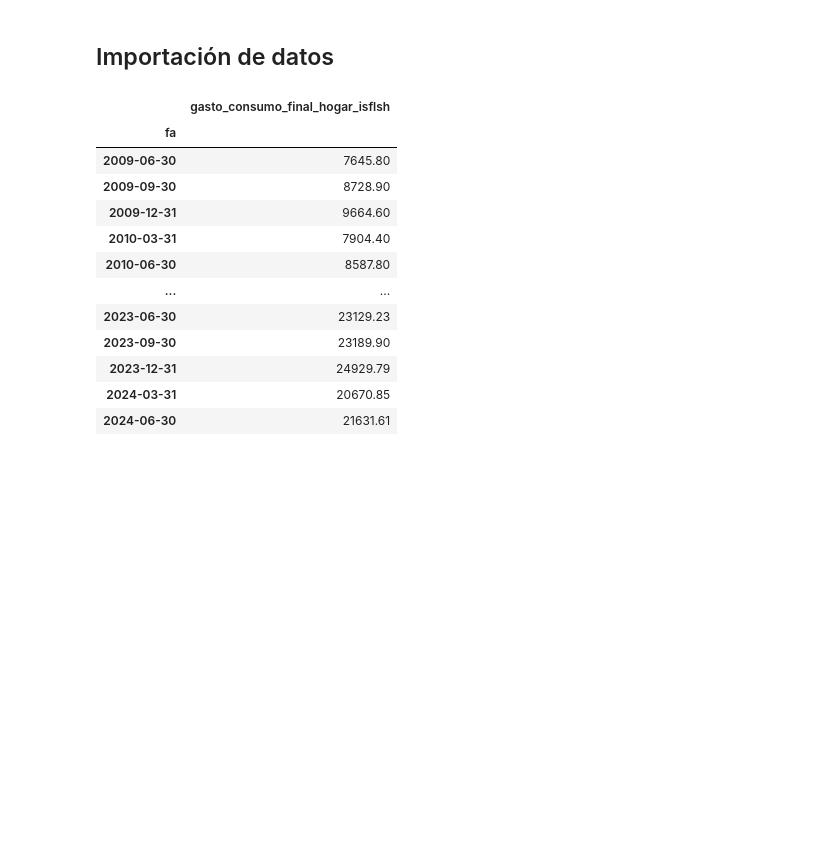
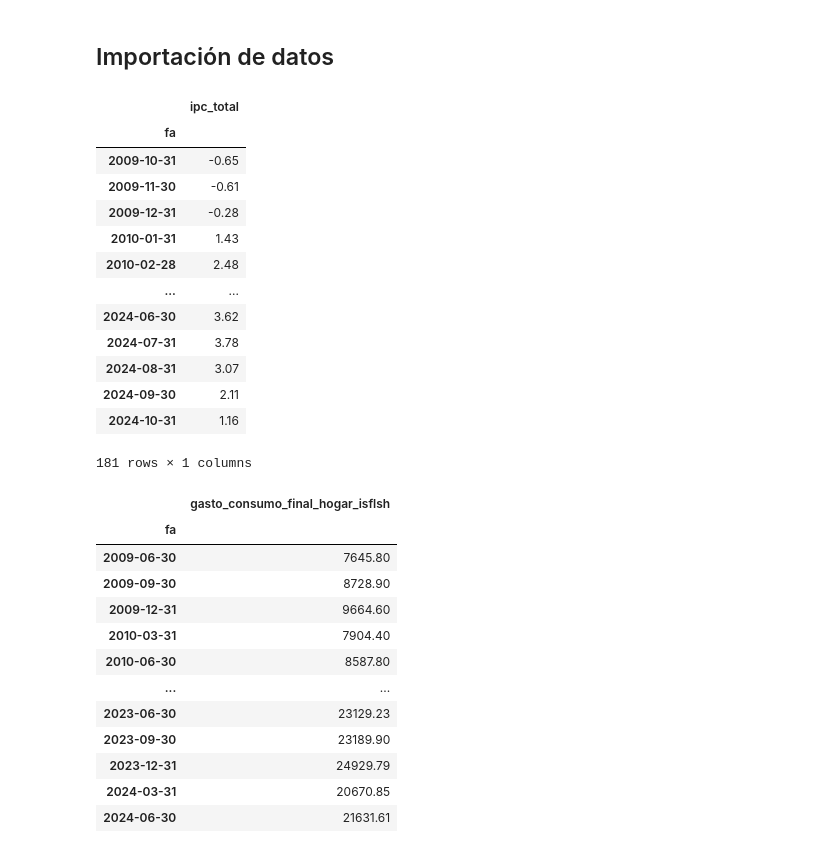
Before and after one commit to roolzpolo/papd-proyecto-final, a Jupyter notebook: 2_consumo_privado.ipynb, the cells around one changed output. Saved outputs shown, nothing was run; the diff lists cells and outputs as text; code cells hidden in the pictures; blank space fills up the shorter version.

```diff
--- a/2_consumo_privado.ipynb
+++ b/2_consumo_privado.ipynb
@@ -146,6 +146,23 @@ df = pd.concat(df_list, axis=1, join='outer')
 df.dropna(inplace=True)
 output_filepath = os.path.join(output_path, f'{target_var}_dataset.xlsx')
 df.to_excel(output_filepath)
+# %%
+input_list_no_trimestrales[0]
+# %% [output]
+|  | ipc_total |
+| fa |  |
+| 2009-10-31 | -0.65 |
+| 2009-11-30 | -0.61 |
+| 2009-12-31 | -0.28 |
+| 2010-01-31 | 1.43 |
+| 2010-02-28 | 2.48 |
+| ... | ... |
+| 2024-06-30 | 3.62 |
+| 2024-07-31 | 3.78 |
+| 2024-08-31 | 3.07 |
+| 2024-09-30 | 2.11 |
+| 2024-10-31 | 1.16 |
+181 rows × 1 columns
 # %%
 df_trimestrales
 # %% [output]
```
Also changed, not shown: parts of 4 cells of this notebook, 1 other file.
